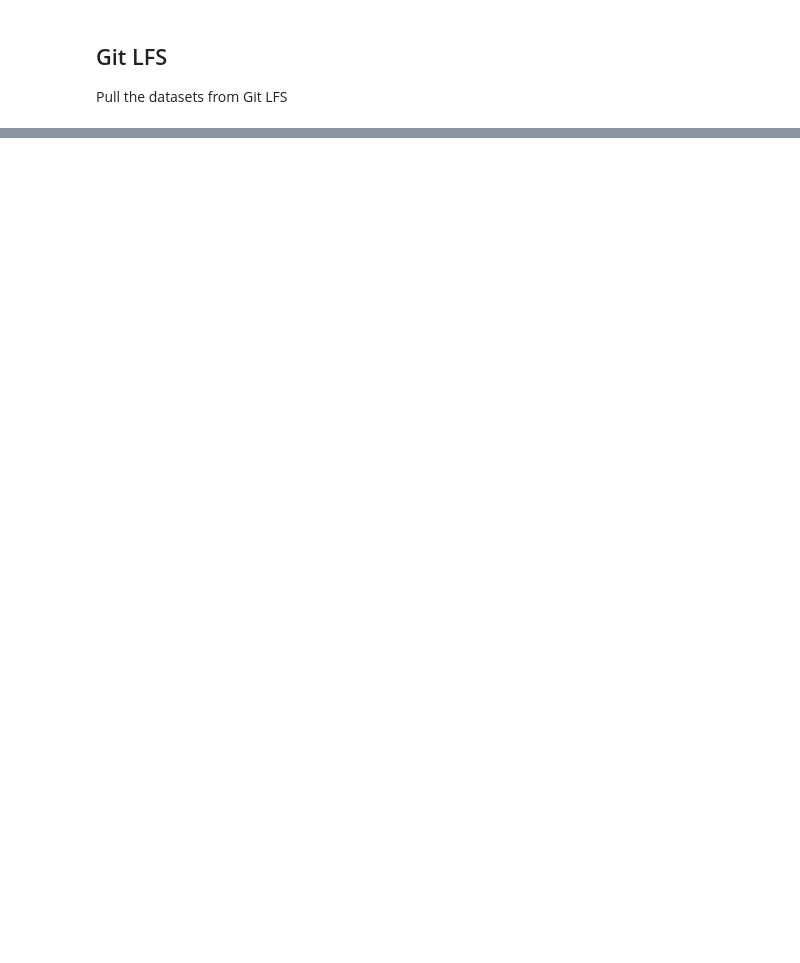
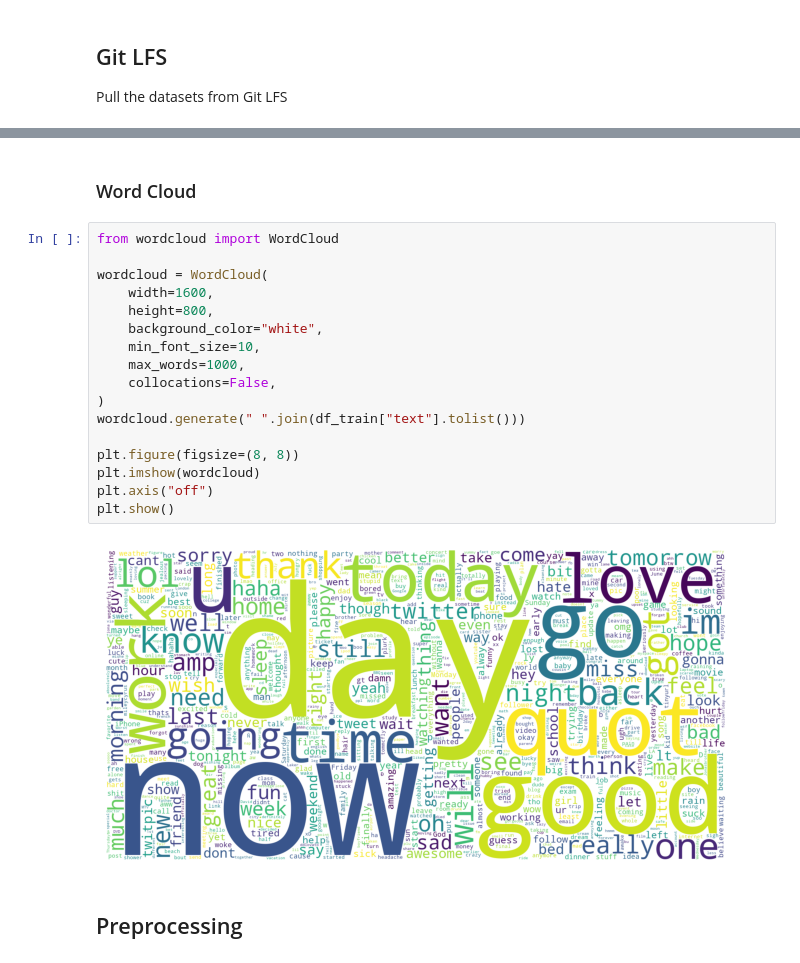
Before and after one commit to subsystem3/project, a Jupyter notebook: project.ipynb, the cells around one changed output, grey strips where cells are left out. Drawn from its saved outputs; the diff is of its cells as text; blank space fills up the shorter version.

```diff
--- a/project.ipynb
+++ b/project.ipynb
@@ -85,0 +136,23 @@ Confusion Matrix:
+# %% [markdown]
+### Word Cloud
+# %%
+from wordcloud import WordCloud
+
+wordcloud = WordCloud(
+    width=1600,
+    height=800,
+    background_color="white",
+    min_font_size=10,
+    max_words=1000,
+    collocations=False,
+)
+wordcloud.generate(" ".join(df_train["text"].tolist()))
+
+plt.figure(figsize=(8, 8))
+plt.imshow(wordcloud)
+plt.axis("off")
+plt.show()
+# %% [output]
+[figure, added]
+# %% [markdown]
+## Preprocessing
```
Also changed, not shown: parts of 51 cells of this notebook, 9 other files.
